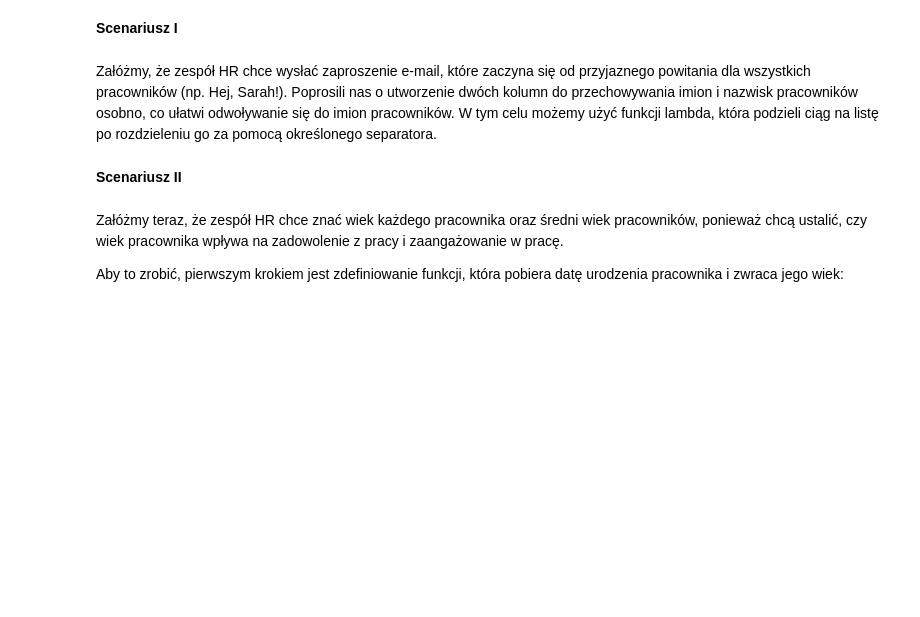
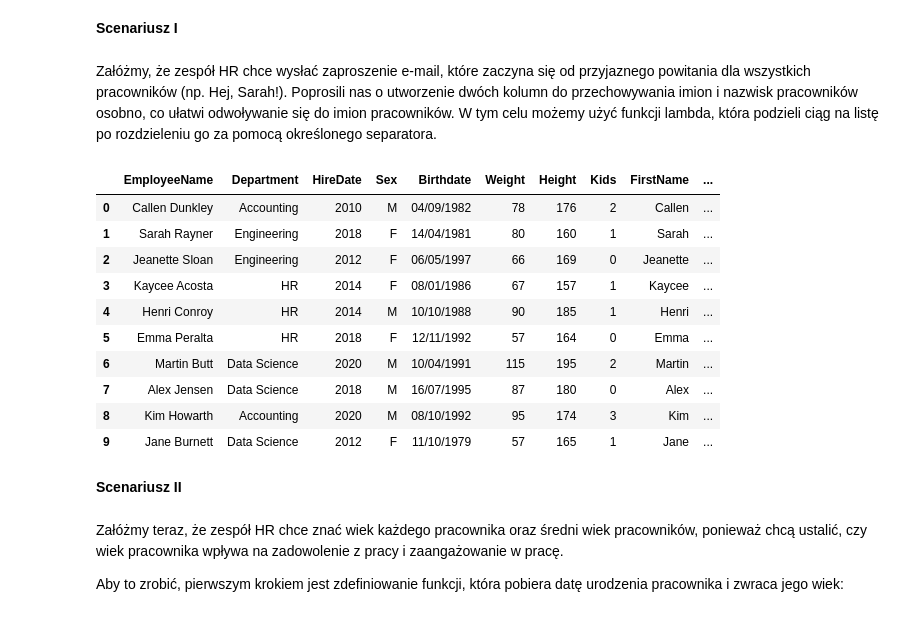
Before and after one commit to krzpiszcz/pandas_14_09_2024, a Jupyter notebook: 06_apply.ipynb, the cells around one changed output. Saved outputs shown, nothing was run; the diff lists cells and outputs as text; code cells hidden in the pictures; blank space fills up the shorter version.

Commit message:
apply

```diff
--- a/06_apply.ipynb
+++ b/06_apply.ipynb
@@ -75,7 +118,34 @@ Załóżmy, że zespół HR chce wysłać zaproszenie e-mail, które zaczyna si
 # %%
 # Zwróć uwagę! Metoda `apply` jest wykonywana na serii i to seria jest przekazywana
 # do funkcji wewnętrznej
-...
+
+# # wersja bez funkcji anonimowych
+# def get_first_name(fullname):
+#     return fullname.split()[0]
+
+# def get_last_name(fullname):
+#     return fullname.split()[-1]
+
+# data['FirstName'] = data['EmployeeName'].apply(get_first_name)
+# data['LastsName'] = data['EmployeeName'].apply(get_last_name)
+# data
+
+# z wykorzystaniem funkcji anonimowych
+data['FirstName'] = data['EmployeeName'].apply(lambda fullname: fullname.split()[0])
+data['LastsName'] = data['EmployeeName'].apply(lambda fullname: fullname.split()[-1])
+data
+# %% [output]
+|  | EmployeeName | Department | HireDate | Sex | Birthdate | Weight | Height | Kids | FirstName | ... |
+| 0 | Callen Dunkley | Accounting | 2010 | M | 04/09/1982 | 78 | 176 | 2 | Callen | ... |
+| 1 | Sarah Rayner | Engineering | 2018 | F | 14/04/1981 | 80 | 160 | 1 | Sarah | ... |
+| 2 | Jeanette Sloan | Engineering | 2012 | F | 06/05/1997 | 66 | 169 | 0 | Jeanette | ... |
+| 3 | Kaycee Acosta | HR | 2014 | F | 08/01/1986 | 67 | 157 | 1 | Kaycee | ... |
+| 4 | Henri Conroy | HR | 2014 | M | 10/10/1988 | 90 | 185 | 1 | Henri | ... |
+| 5 | Emma Peralta | HR | 2018 | F | 12/11/1992 | 57 | 164 | 0 | Emma | ... |
+| 6 | Martin Butt | Data Science | 2020 | M | 10/04/1991 | 115 | 195 | 2 | Martin | ... |
+| 7 | Alex Jensen | Data Science | 2018 | M | 16/07/1995 | 87 | 180 | 0 | Alex | ... |
+| 8 | Kim Howarth | Accounting | 2020 | M | 08/10/1992 | 95 | 174 | 3 | Kim | ... |
+| 9 | Jane Burnett | Data Science | 2012 | F | 11/10/1979 | 57 | 165 | 1 | Jane | ... |
 # %% [markdown]
 **Scenariusz II**
 # %% [markdown]
```
Also changed, not shown: parts of 13 cells of this notebook.
